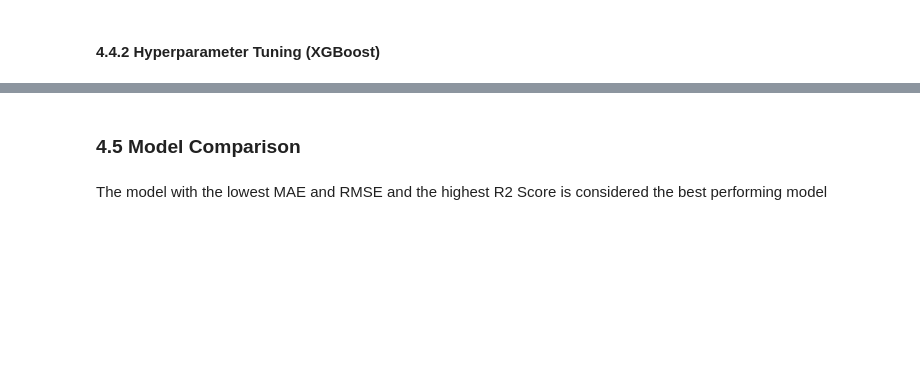
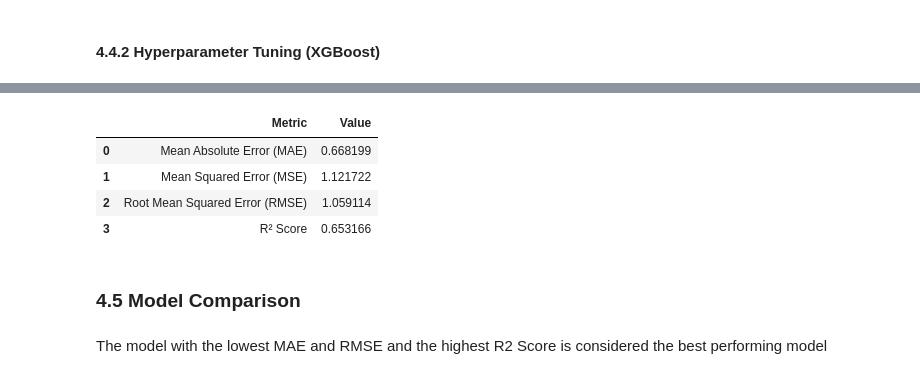
Before and after one commit to Esther-Margaret-Mwangi/Epochs, a Jupyter notebook: notebook/notebook.ipynb, the cells around one changed output, grey strips where cells are left out. Cells and saved outputs as stored; diff of their text form; code cells hidden in the pictures; blank space fills up the shorter version.

```diff
--- a/notebook/notebook.ipynb
+++ b/notebook/notebook.ipynb
@@ -1242,3 +1346,26 @@ xgb_results
+# %%
+# Predicting crop yield
+xgb_tuned_model = xgb_grid_search.best_estimator_
+y_pred_xgb_tuned = xgb_tuned_model.predict(X_test)
+
+# Evaluating the model
+xgb_tuned_mae = mean_absolute_error(y_test, y_pred_xgb_tuned)
+xgb_tuned_mse = mean_squared_error(y_test, y_pred_xgb_tuned)
+xgb_tuned_rmse = root_mean_squared_error(y_test, y_pred_xgb_tuned)
+xgb_tuned_r2 = r2_score(y_test, y_pred_xgb_tuned)
+
+xgb_tuned_results = pd.DataFrame({
+    "Metric": ["Mean Absolute Error (MAE)", "Mean Squared Error (MSE)", "Root Mean Squared Error (RMSE)", "R² Score"],
+    "Value": [xgb_tuned_mae, xgb_tuned_mse, xgb_tuned_rmse, xgb_tuned_r2]
+})
+
+xgb_tuned_results
+# %% [output]
+|  | Metric | Value |
+| 0 | Mean Absolute Error (MAE) | 0.668199 |
+| 1 | Mean Squared Error (MSE) | 1.121722 |
+| 2 | Root Mean Squared Error (RMSE) | 1.059114 |
+| 3 | R² Score | 0.653166 |
 # %% [markdown]
 ### 4.5 Model Comparison
 # %% [markdown]
```
Also changed, not shown: parts of 12 cells of this notebook.
